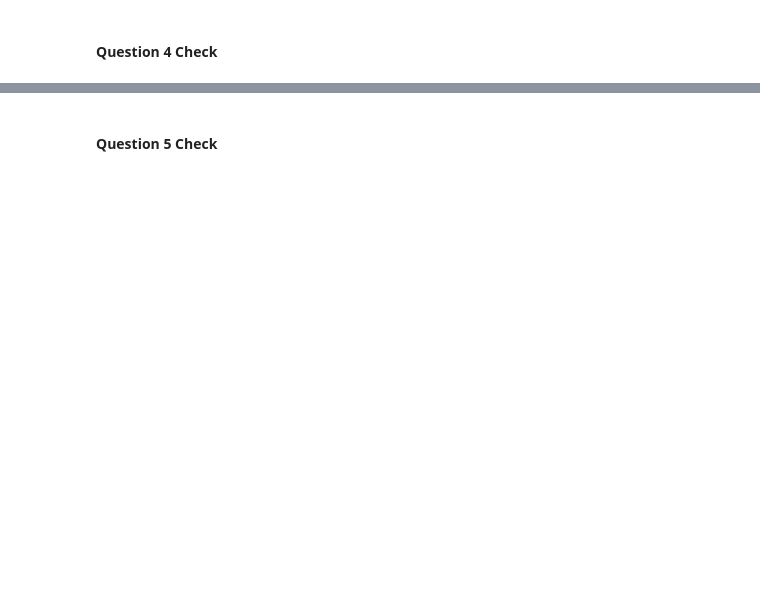
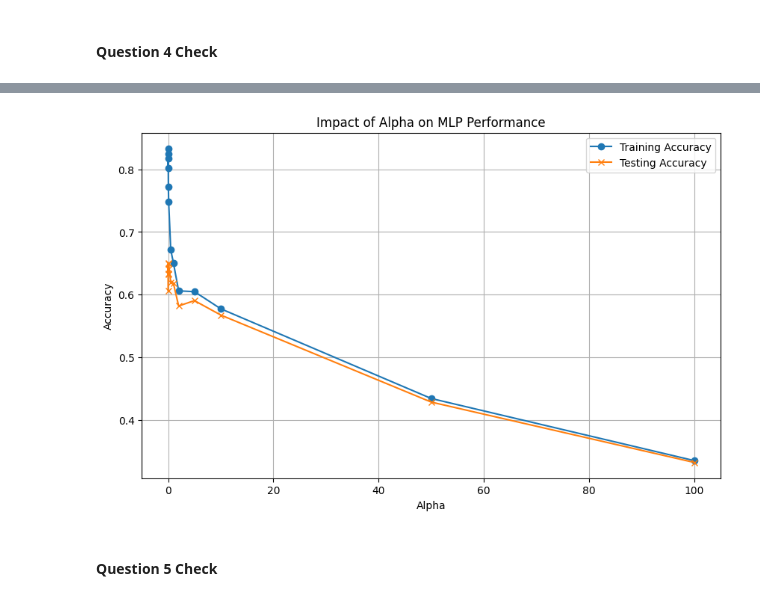
Before and after one commit to Robert151003/DM-Coursework, a Jupyter notebook: coc131_cw.ipynb, the cells around one changed output, grey strips where cells are left out. Cells and saved outputs as stored; diff of their text form; code cells hidden in the pictures; blank space fills up the shorter version.

Commit message:
Questions complete
Just need to do visualisation and altering code

```diff
--- a/coc131_cw.ipynb
+++ b/coc131_cw.ipynb
@@ -19,2 +64,9 @@ res1 shape: (3072,)
 # %% [markdown]
 #### **Question 4 Check**
+# %%
+res = coc.q4()
+
+# Print or visualize the results
+print(res['alpha_values'])
+print(f"Training Accuracies: {res['train_accuracies']}")
+print(f"Testing Accuracies: {res['test_accuracies']}")
@@ -21,2 +79,23 @@ res1 shape: (3072,)
+# %%
+# Plotting the results
+plt.figure(figsize=(10, 6))
+
+# Plot training accuracies
+plt.plot(res['alpha_values'], res['train_accuracies'], label='Training Accuracy', marker='o')
+
+# Plot testing accuracies
+plt.plot(res['alpha_values'], res['test_accuracies'], label='Testing Accuracy', marker='x')
+
+# Add labels and legend
+plt.xlabel('Alpha')
+plt.ylabel('Accuracy')
+plt.title('Impact of Alpha on MLP Performance')
+plt.legend()
+
+# Show plot
+plt.grid(True)
+plt.show()
+# %% [output]
+[figure, added]
 # %% [markdown]
 #### **Question 5 Check**
```
Also changed, not shown: parts of 11 cells of this notebook, 1 other file.
